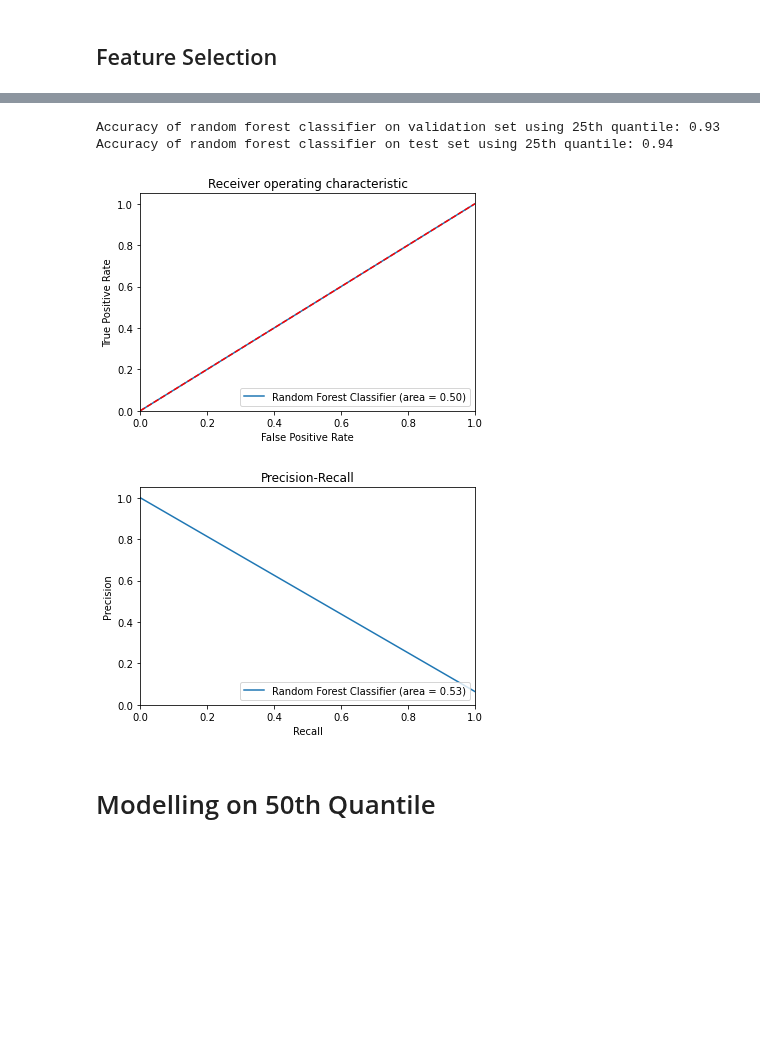
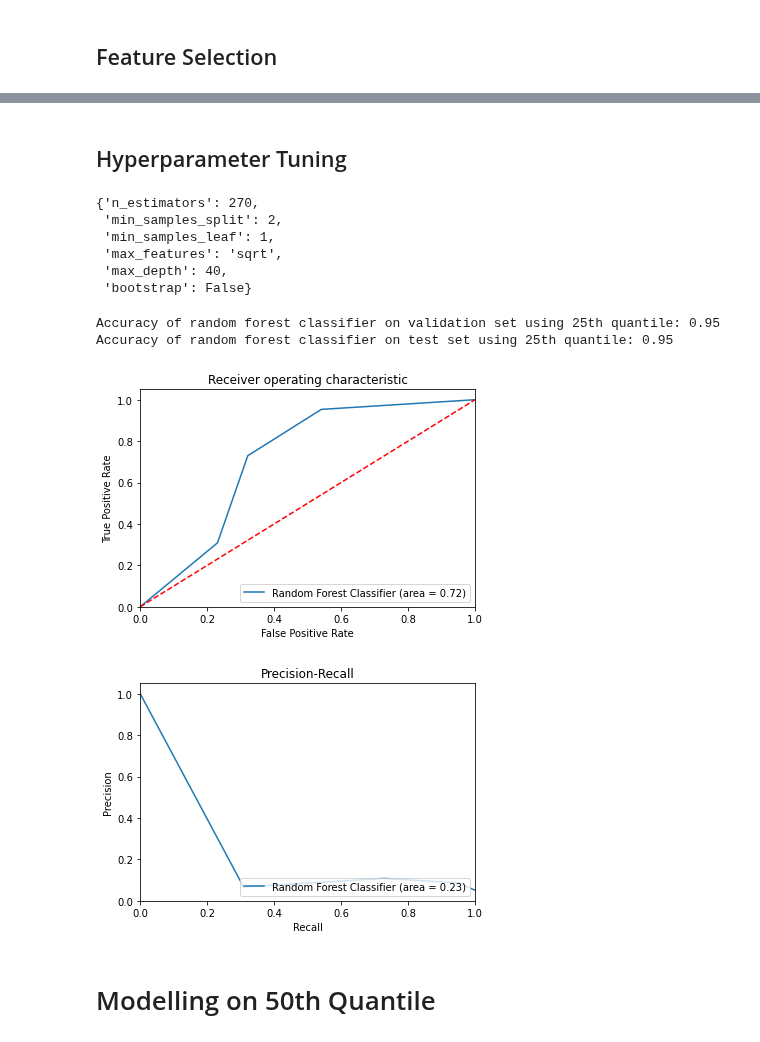
Before and after one commit to claudia-07/DSA4262-ACMXZ, a Jupyter notebook: modelling/rf_claudia.ipynb, the cells around one changed output, grey strips where cells are left out. Drawn from its saved outputs; the diff is of its cells as text; code cells hidden in the pictures; blank space fills up the shorter version.

Commit message:
feature selection and hyperparameter tuning done using newest preprocessed data

```diff
--- a/modelling/rf_claudia.ipynb
+++ b/modelling/rf_claudia.ipynb
@@ -44,9 +44,12 @@ link to understand RandomForestClassifier different parameters
 https://scikit-learn.org/stable/modules/generated/sklearn.ensemble.RandomForestClassifier.html
 # %%
 ## function for basic classification
-def random_forest(x_train, y_train, x_val, y_val, x_test, y_test, variable):
+def random_forest(x_train, y_train, x_val, y_val, x_test, y_test, variable,
+                    n_estimators = 100, max_features = "sqrt", max_depth = None,
+                    min_samples_split = 2, min_samples_leaf = 1, bootstrap = True):
     ## create classifier
-    clf = RandomForestClassifier(random_state = 1)
+    clf = RandomForestClassifier(random_state = 1, n_estimators = n_estimators, max_features = max_features,
+                                    max_depth = max_depth, min_samples_split = min_samples_split, min_samples_leaf = min_samples_leaf, bootstrap = bootstrap)
 
     ## train the model
     clf.fit(x_train, y_train)
@@ -210,12 +188,13 @@ best_param_25
 # %% [markdown]
 ## Feature Selection
 # %%
-rf_fs_25 = RandomForestClassifier(random_state = 1, n_estimators = 200, min_samples_split = 2,
-                                min_samples_leaf = 1, max_features = 'sqrt', max_depth = None, bootstrap = False)
+rf_fs_25 = RandomForestClassifier(random_state = 1)
 rf_fs_25.fit(X_train_25, y_train)
 
 best_var_25 = var_selection(X_train_25, y_train, rf_fs_25)
 print(best_var_25)
+
+random_forest(X_train_25[list(best_var_25)], y_train, X_val_25[list(best_var_25)], y_val, X_test_25[list(best_var_25)], y_test, "25th quantile")
 # %% [output]
 Index(['reads_count', 'dwelling_time_-1_25', 'std_-1_25', 'mean_-1_25',
        'dwelling_time_0_25', 'std_0_25', 'mean_0_25', 'dwelling_time_+1_25',
@@ -224,10 +207,26 @@ Index(['reads_count', 'dwelling_time_-1_25', 'std_-1_25', 'mean_-1_25',
+# %% [markdown]
+## Hyperparameter Tuning
+# %%
+best_param_25 = params_tuning(random_grid, X_train_25[list(best_var_25)], y_train)
+best_param_25
+# %% [output]
+{'n_estimators': 270,
+ 'min_samples_split': 2,
+ 'min_samples_leaf': 1,
+ 'max_features': 'sqrt',
+ 'max_depth': 40,
+ 'bootstrap': False}
 # %%
-random_forest(X_train_25[list(best_var_25)], y_train, X_val_25[list(best_var_25)], y_val, X_test_25[list(best_var_25)], y_test, "25th quantile")
+random_forest(X_train_25[list(best_var_25)], y_train,
+                X_val_25[list(best_var_25)], y_val,
+                X_test_25[list(best_var_25)], y_test, "25th quantile",
+                n_estimators = 270, min_samples_split = 2, min_samples_leaf = 1,
+                max_features = 'sqrt', max_depth = 40, bootstrap = False)
 # %% [output]
-Accuracy of random forest classifier on validation set using 25th quantile: 0.93
-Accuracy of random forest classifier on test set using 25th quantile: 0.94
+Accuracy of random forest classifier on validation set using 25th quantile: 0.95
+Accuracy of random forest classifier on test set using 25th quantile: 0.95
-[figure, old version]
+[figure, new version]
-[figure, old version]
+[figure, new version]
 # %% [markdown]
 # Modelling on 50th Quantile
 # %%
```
Also changed, not shown: parts of 31 cells of this notebook.
